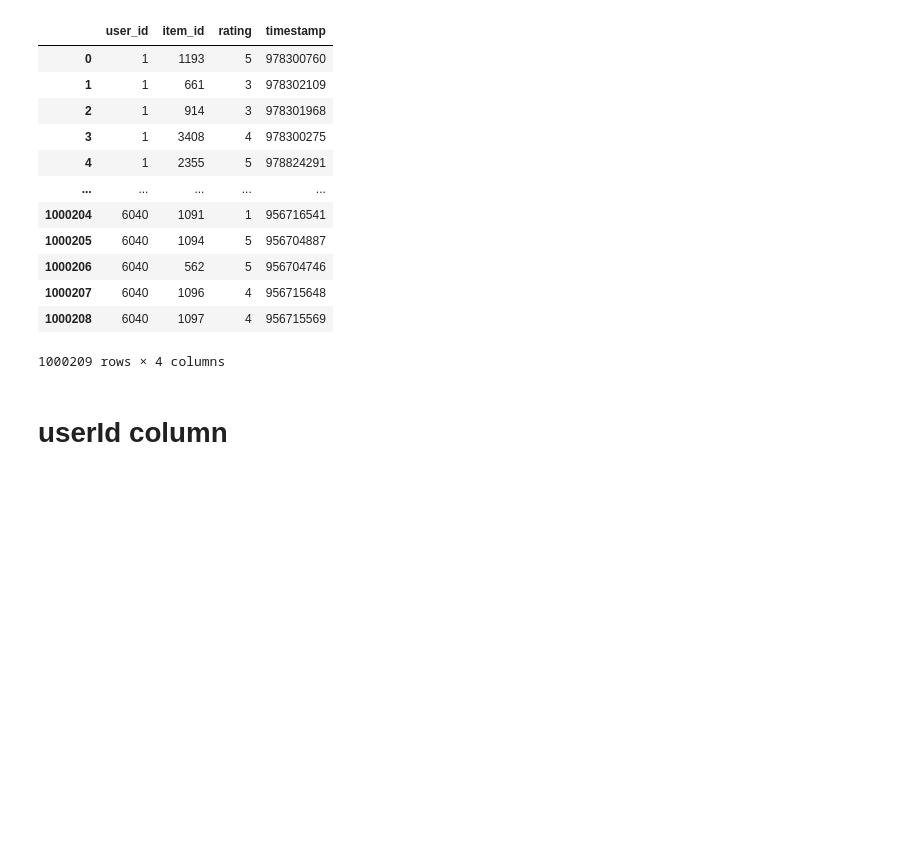
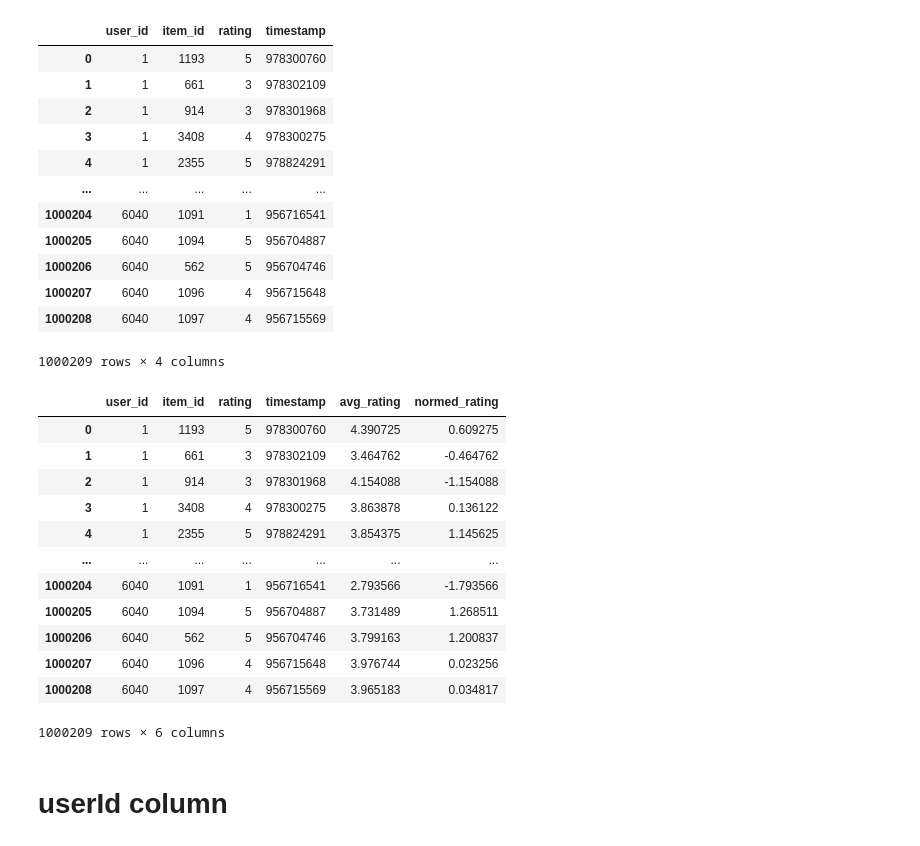
Before and after one commit to 08Aristodemus24/phil-jurisprudence-recsys, a Jupyter notebook: data_experimentation.ipynb, the cells around one changed output. Drawn from its saved outputs; the diff is of its cells as text; code cells hidden in the pictures; blank space fills up the shorter version.

Commit message:
built ratings normalizer

```diff
--- a/data_experimentation.ipynb
+++ b/data_experimentation.ipynb
@@ -33,6 +33,23 @@ ml_1m_ratings
 | 1000207 | 6040 | 1096 | 4 | 956715648 |
 | 1000208 | 6040 | 1097 | 4 | 956715569 |
 1000209 rows × 4 columns
+# %%
+ml_1m_ratings = normalize_ratings(ml_1m_ratings)
+ml_1m_ratings
+# %% [output]
+|  | user_id | item_id | rating | timestamp | avg_rating | normed_rating |
+| 0 | 1 | 1193 | 5 | 978300760 | 4.390725 | 0.609275 |
+| 1 | 1 | 661 | 3 | 978302109 | 3.464762 | -0.464762 |
+| 2 | 1 | 914 | 3 | 978301968 | 4.154088 | -1.154088 |
+| 3 | 1 | 3408 | 4 | 978300275 | 3.863878 | 0.136122 |
+| 4 | 1 | 2355 | 5 | 978824291 | 3.854375 | 1.145625 |
+| ... | ... | ... | ... | ... | ... | ... |
+| 1000204 | 6040 | 1091 | 1 | 956716541 | 2.793566 | -1.793566 |
+| 1000205 | 6040 | 1094 | 5 | 956704887 | 3.731489 | 1.268511 |
+| 1000206 | 6040 | 562 | 5 | 956704746 | 3.799163 | 1.200837 |
+| 1000207 | 6040 | 1096 | 4 | 956715648 | 3.976744 | 0.023256 |
+| 1000208 | 6040 | 1097 | 4 | 956715569 | 3.965183 | 0.034817 |
+1000209 rows × 6 columns
 # %% [markdown]
 # userId column
 # %%
```
Also changed, not shown: parts of 11 cells of this notebook, 2 other files.
